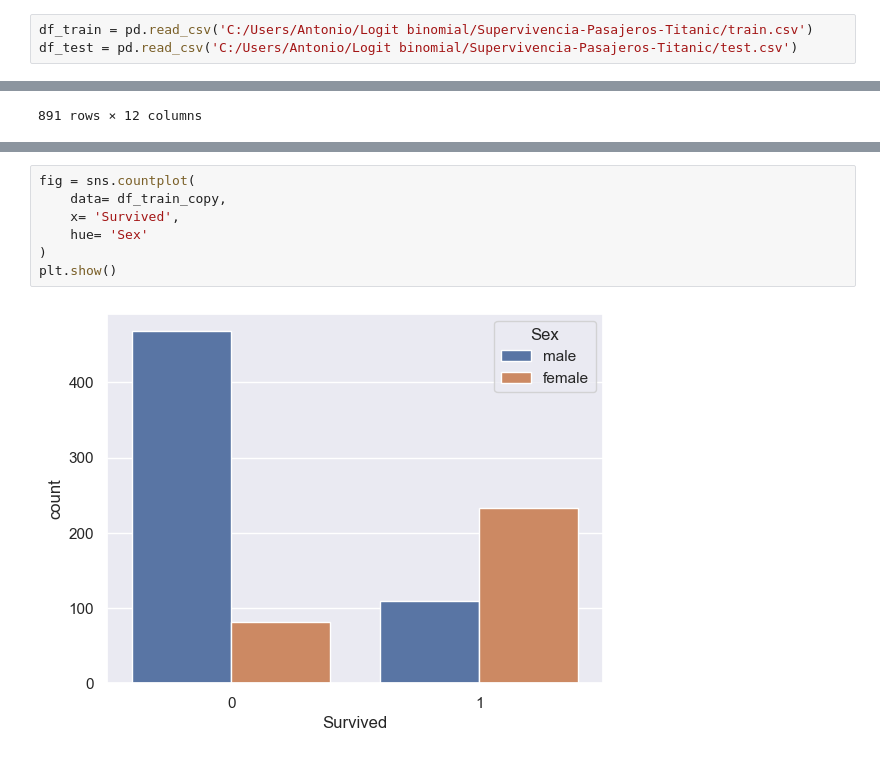
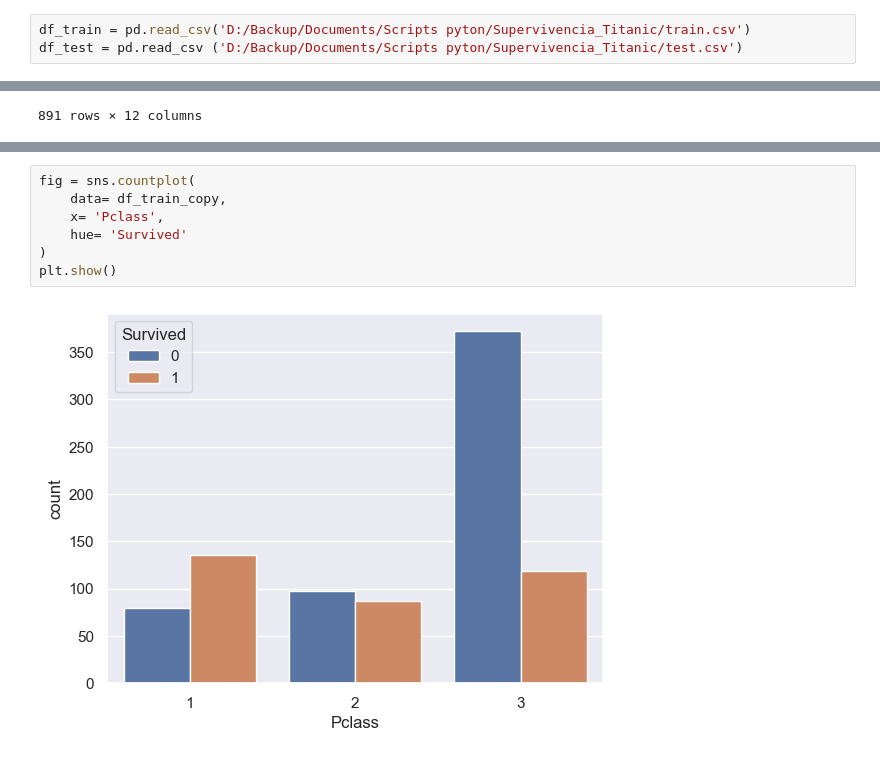
Before and after one commit to antoniomedina99/Supervivencia_Titanic, a Jupyter notebook: Notebook Titanic.ipynb, the cells around one changed output, grey strips where cells are left out. Cells and saved outputs as stored; diff of their text form.

```diff
--- a/Notebook Titanic.ipynb
+++ b/Notebook Titanic.ipynb
@@ -42,8 +42,8 @@ from sklearn.metrics import accuracy_score
 # %% [markdown]
 Carga de datos
 # %%
-df_train = pd.read_csv('C:/Users/Antonio/Logit binomial/Supervivencia-Pasajeros-Titanic/train.csv')
-df_test = pd.read_csv('C:/Users/Antonio/Logit binomial/Supervivencia-Pasajeros-Titanic/test.csv')
+df_train = pd.read_csv('D:/Backup/Documents/Scripts pyton/Supervivencia_Titanic/train.csv')
+df_test = pd.read_csv ('D:/Backup/Documents/Scripts pyton/Supervivencia_Titanic/test.csv')
 # %%
 df_train.head(3)
 # %% [output]
@@ -267,9 +273,9 @@ plt.show()
 # %%
 fig = sns.countplot(
     data= df_train_copy,
-    x= 'Survived',
-    hue= 'Sex'
+    x= 'Pclass',
+    hue= 'Survived'
 )
 plt.show()
 # %% [output]
-[figure, old version]
+[figure, new version]
```
Also changed, not shown: parts of 5 cells of this notebook.
